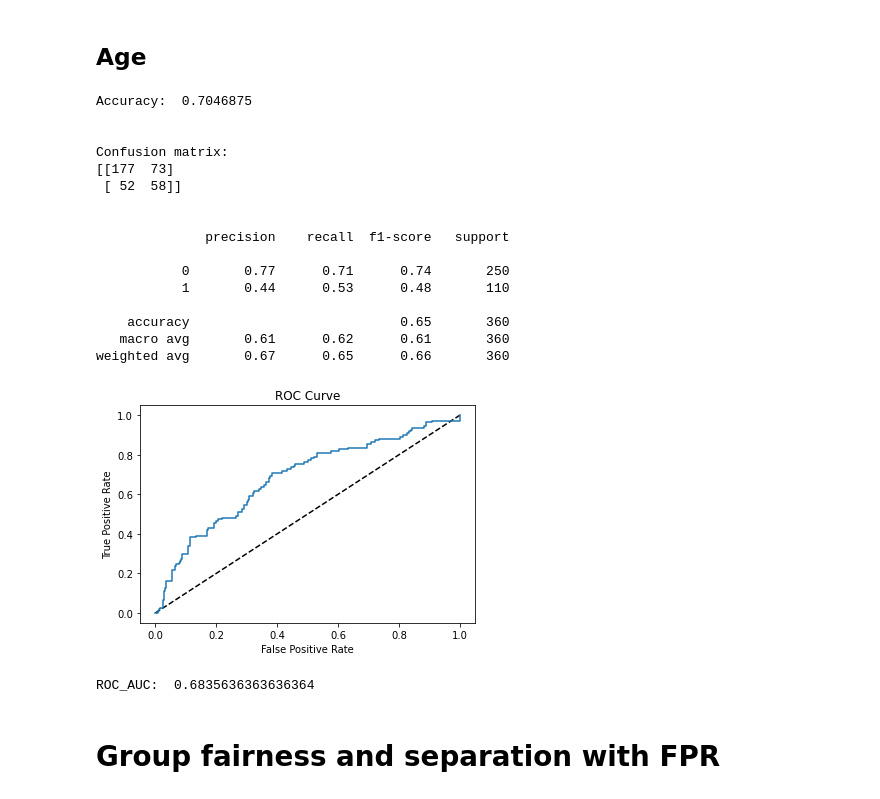
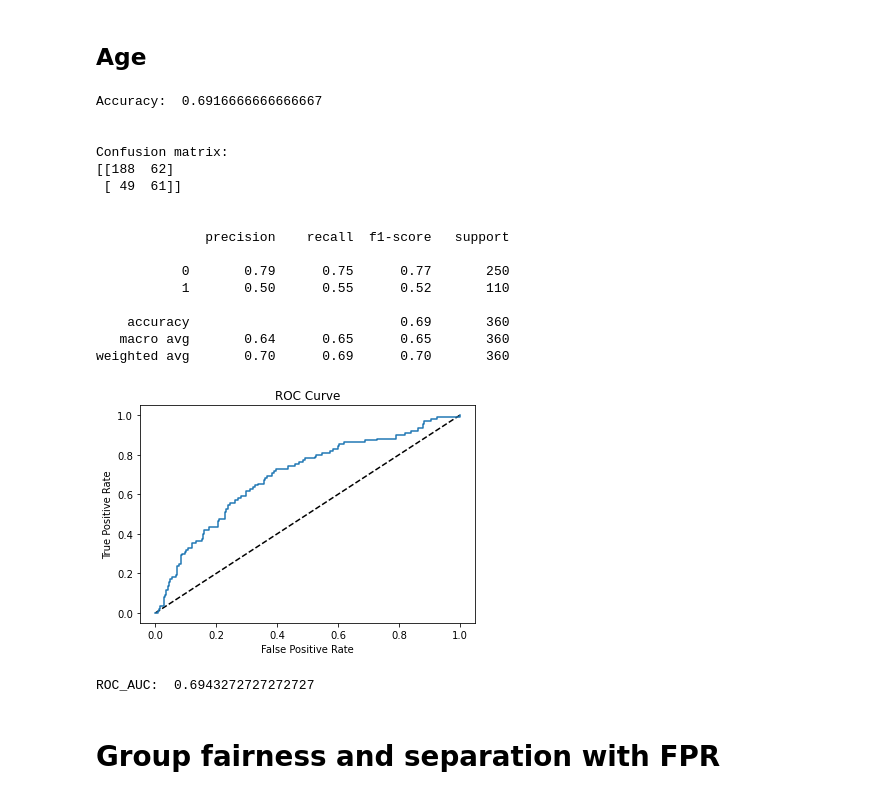
Before and after one commit to TangGM/Fairness-notebook, a Jupyter notebook: I4.ipynb, the cells around one changed output. Saved outputs shown, nothing was run; the diff lists cells and outputs as text; code cells hidden in the pictures.

```diff
--- a/I4.ipynb
+++ b/I4.ipynb
@@ -130,5 +129,5 @@ def get_training_result(df, show_fairness_measures = True):
         print("Group fairness: ", (tp + fp) / (tp + fp + tn + fn))
         print("Separation with FPR: ", fp / (fp + tn))
 # %%
-get_training_result(df_credit, False)
+get_training_result(df_credit, True)
 # %% [output]
@@ -182,26 +183,30 @@ ROC_AUC:  0.6776
 # %%
 df_credit_without_age = df_credit.copy()
 del df_credit_without_age['Age']
+del df_credit_without_age['Age_cat']
+del df_credit_without_age['Age_cat_Young']
+del df_credit_without_age['Age_cat_Adult']
+del df_credit_without_age['Age_cat_Senior']
 get_training_result(df_credit_without_age, False)
 # %% [output]
-Accuracy:  0.7046875
+Accuracy:  0.6916666666666667
 
 
 Confusion matrix:
-[[177  73]
- [ 52  58]]
+[[188  62]
+ [ 49  61]]
 
 
               precision    recall  f1-score   support
 
-           0       0.77      0.71      0.74       250
-           1       0.44      0.53      0.48       110
+           0       0.79      0.75      0.77       250
+           1       0.50      0.55      0.52       110
 
-    accuracy                           0.65       360
-   macro avg       0.61      0.62      0.61       360
-weighted avg       0.67      0.65      0.66       360
+    accuracy                           0.69       360
+   macro avg       0.64      0.65      0.65       360
+weighted avg       0.70      0.69      0.70       360
-[figure, old version]
+[figure, new version]
-ROC_AUC:  0.6835636363636364
+ROC_AUC:  0.6943272727272727
 # %% [markdown]
 # Group fairness and separation with FPR
 # %% [markdown]
```
Also changed, not shown: parts of 34 cells of this notebook.
